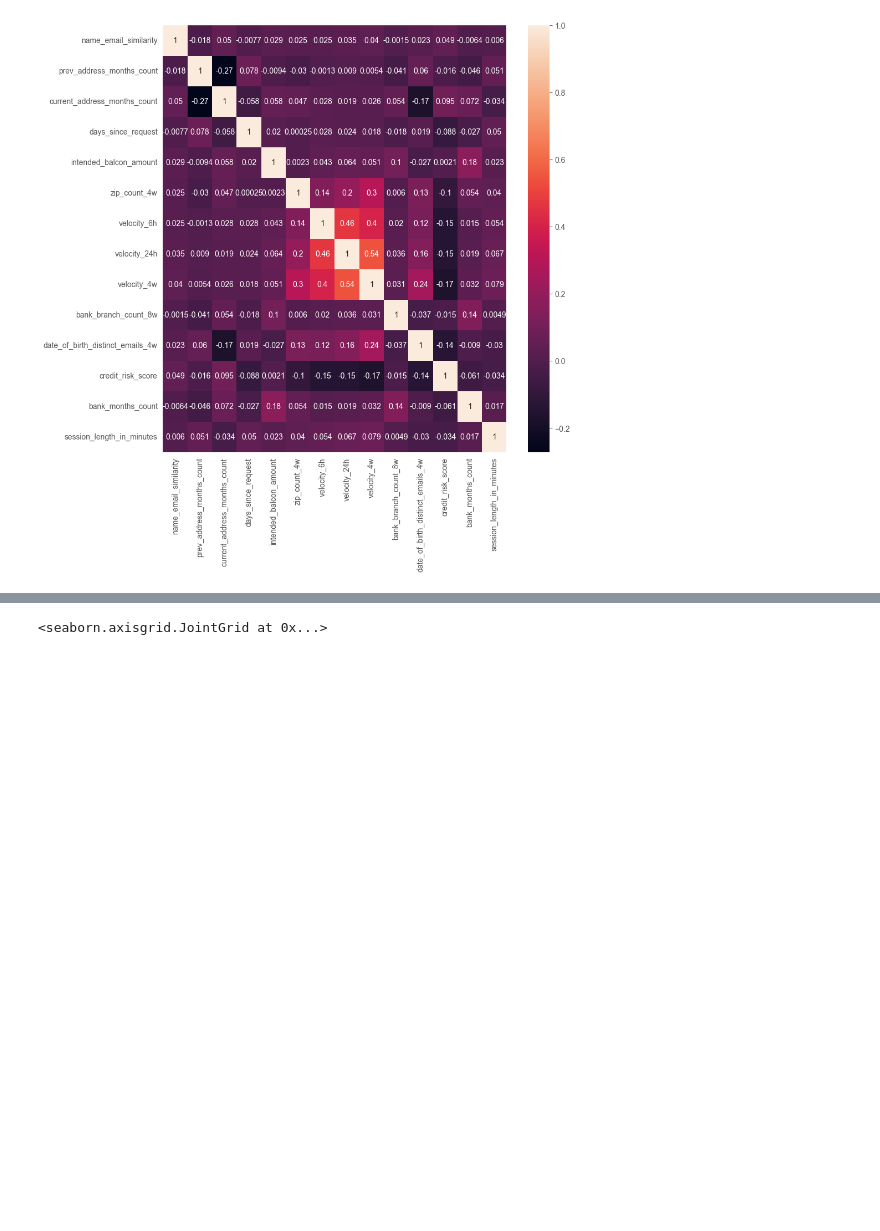
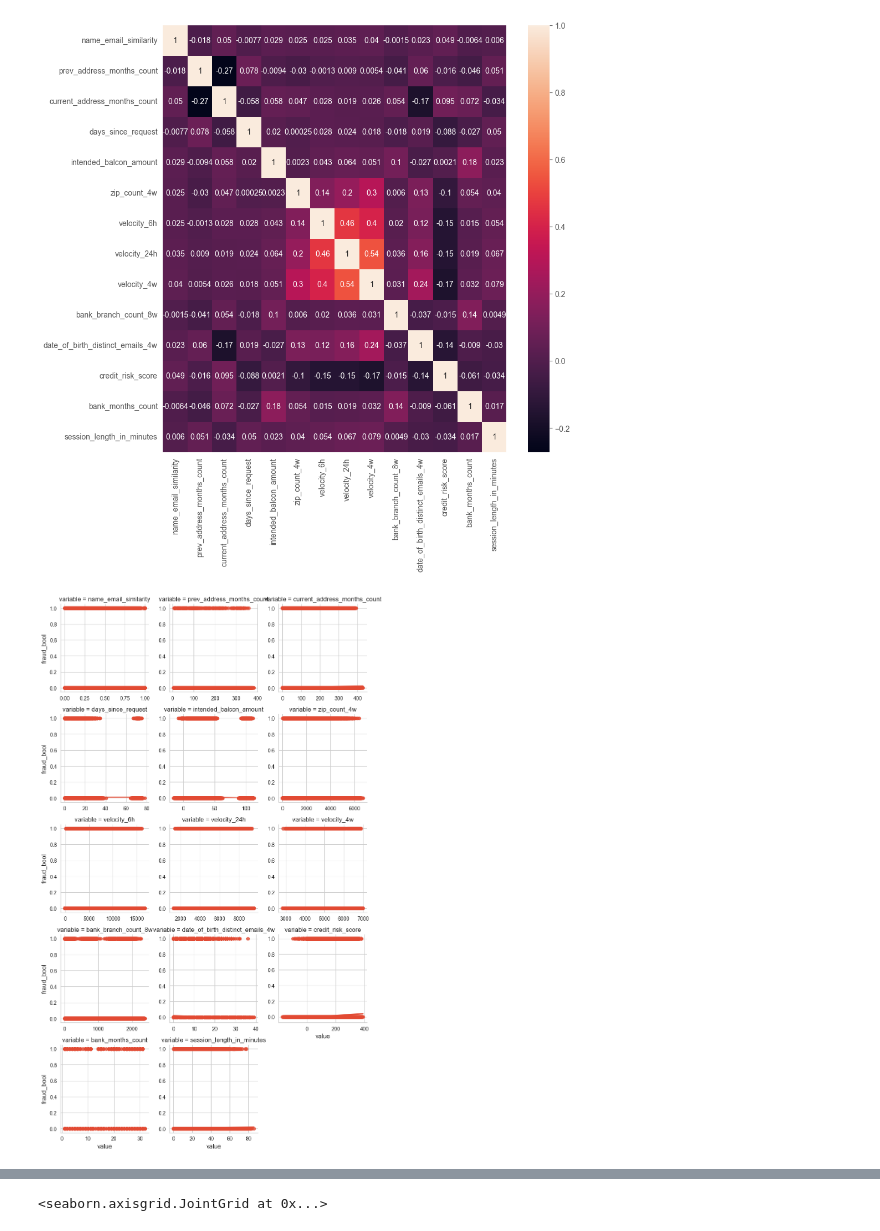
Before and after one commit to czy123czy321/Bank-account-fraud, a Jupyter notebook: import-data.ipynb, the cells around one changed output, grey strips where cells are left out. Drawn from its saved outputs; the diff is of its cells as text; code cells hidden in the pictures; blank space fills up the shorter version.

```diff
--- a/import-data.ipynb
+++ b/import-data.ipynb
@@ -736,3 +803,9 @@ sns.heatmap(df_corr, xticklabels=df_corr.columns.values,  annot=True, yticklabel
 # %% [output]
 <Axes: >
 [figure]
+# %%
+f = pd.melt(df, id_vars=['fraud_bool'], value_vars=numerical_features)
+g = sns.FacetGrid(f, col="variable",  col_wrap=3, sharex=False, sharey=False)
+g = g.map(sns.regplot, "value", 'fraud_bool')
+# %% [output]
+[figure, added]
```
Also changed, not shown: parts of 31 cells of this notebook, 1 other file.
